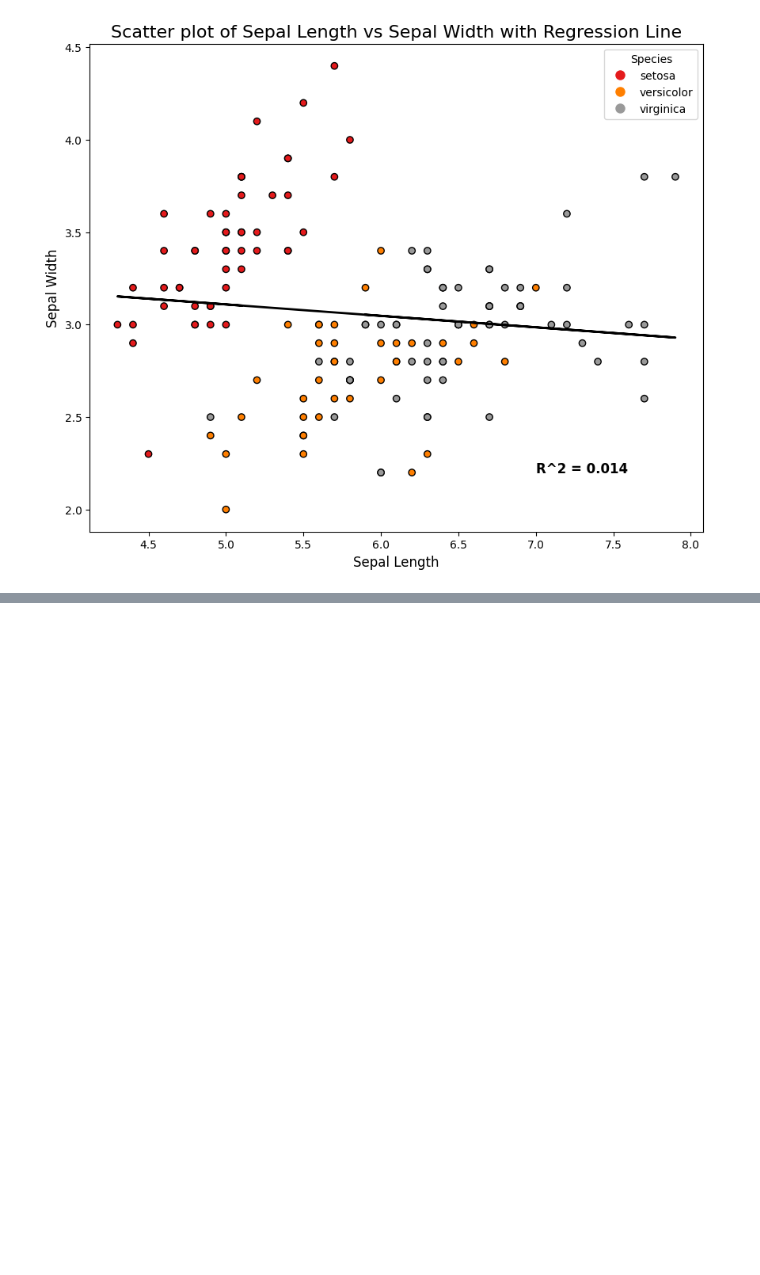
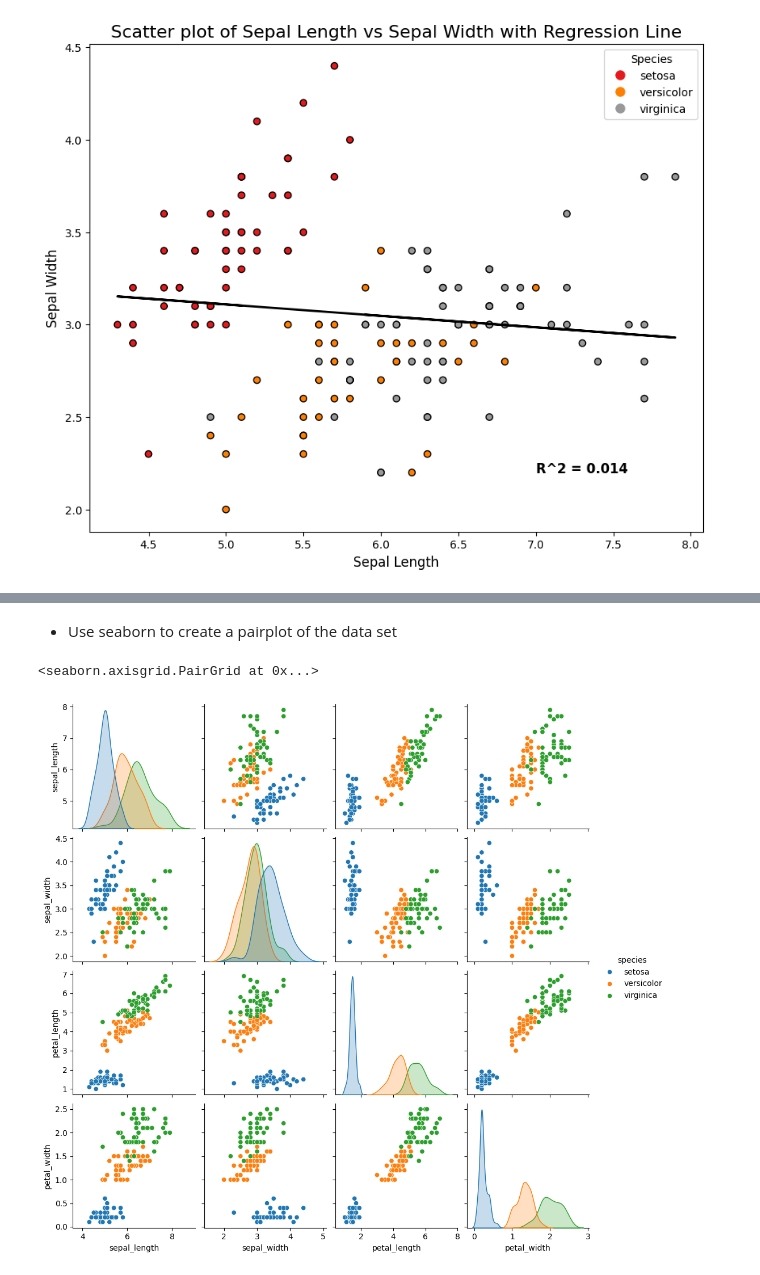
Before and after one commit to LDonn32/principles_of_data_analytics, a Jupyter notebook: tasks.ipynb, the cells around one changed output, grey strips where cells are left out. Drawn from its saved outputs; the diff is of its cells as text; code cells hidden in the pictures; blank space fills up the shorter version.

```diff
--- a/tasks.ipynb
+++ b/tasks.ipynb
@@ -601,0 +612,15 @@ plt.show()
+# %% [markdown]
+- Use seaborn to create a pairplot of the data set
+# %%
+# Import packages
+import seaborn as sns
+import pandas as pd
+
+# Load the iris dataset
+df = pd.read_csv('https://gist.githubusercontent.com/curran/a08a1080b88344b0c8a7/raw/0e7a9b0a5d22642a06d3d5b9bcbad9890c8ee534/iris.csv')
+
+# Create a pairplot using Seaborn
+sns.pairplot(df, hue="species")
+# %% [output]
+<seaborn.axisgrid.PairGrid at 0x...>
+[figure, added]
```
Also changed, not shown: parts of 10 cells of this notebook.
